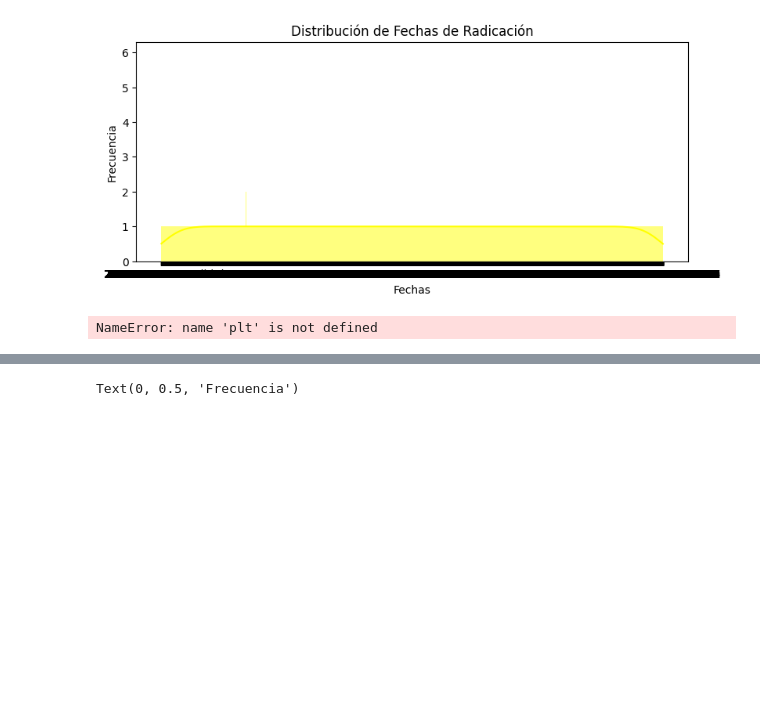
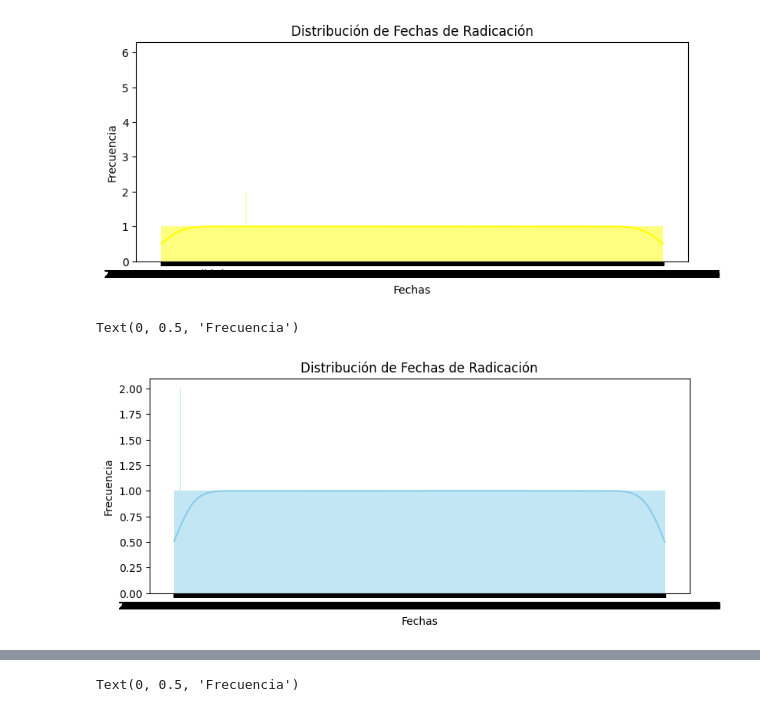
Before and after one commit to SEBASBELMOS/KPI-Tech, a Jupyter notebook: KPI_TECH-PY.ipynb, the cells around one changed output, grey strips where cells are left out. Saved outputs shown, nothing was run; the diff lists cells and outputs as text; code cells hidden in the pictures; blank space fills up the shorter version.

```diff
--- a/KPI_TECH-PY.ipynb
+++ b/KPI_TECH-PY.ipynb
@@ -138,13 +156,14 @@ Text(0, 0.5, 'Frecuencia')
 # %%
 #Chart - Fecha fin
 plt.figure(figsize=(20, 8))
 plt.subplot(2, 2, 1)
-sns.histplot(df['solucion.fecha_fin'], kde=True, bins=30, color='skyblue')
+sns.histplot(d_df['solucion.fecha_fin'], kde=True, bins=30, color='skyblue')
 plt.title('Distribución de Fechas de Radicación')
 plt.xlabel('Fechas')
 plt.ylabel('Frecuencia')
 # %% [output]
-NameError: name 'plt' is not defined
+Text(0, 0.5, 'Frecuencia')
+[figure, added]
 # %%
 #Not mandatory
 plt.figure(figsize=(20, 8))
```
Also changed, not shown: parts of 10 cells of this notebook, 4 other files.
